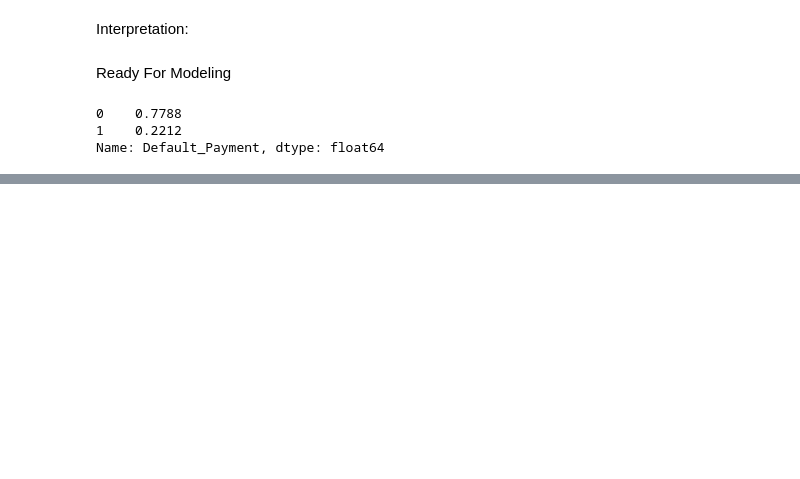
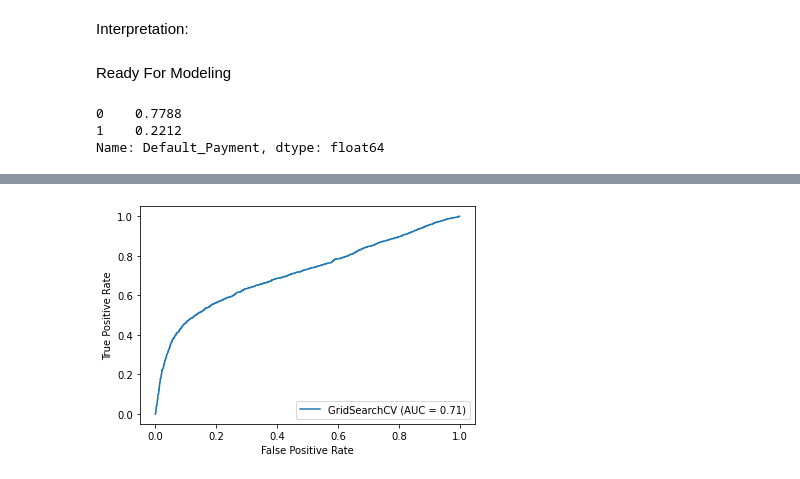
Before and after one commit to nikitha-ramchander/Credit-Card-Client, a Jupyter notebook: CreditCardProject.ipynb, the cells around one changed output, grey strips where cells are left out. Cells and saved outputs as stored; diff of their text form; code cells hidden in the pictures; blank space fills up the shorter version.

```diff
--- a/CreditCardProject.ipynb
+++ b/CreditCardProject.ipynb
@@ -299,0 +359,5 @@ gs.fit(X_train, y_train)
+# %%
+# Plot ROC curve
+plot_roc_curve(gs, X_test, y_test);
+# %% [output]
+[figure, added]
```
Also changed, not shown: parts of 15 cells of this notebook.
